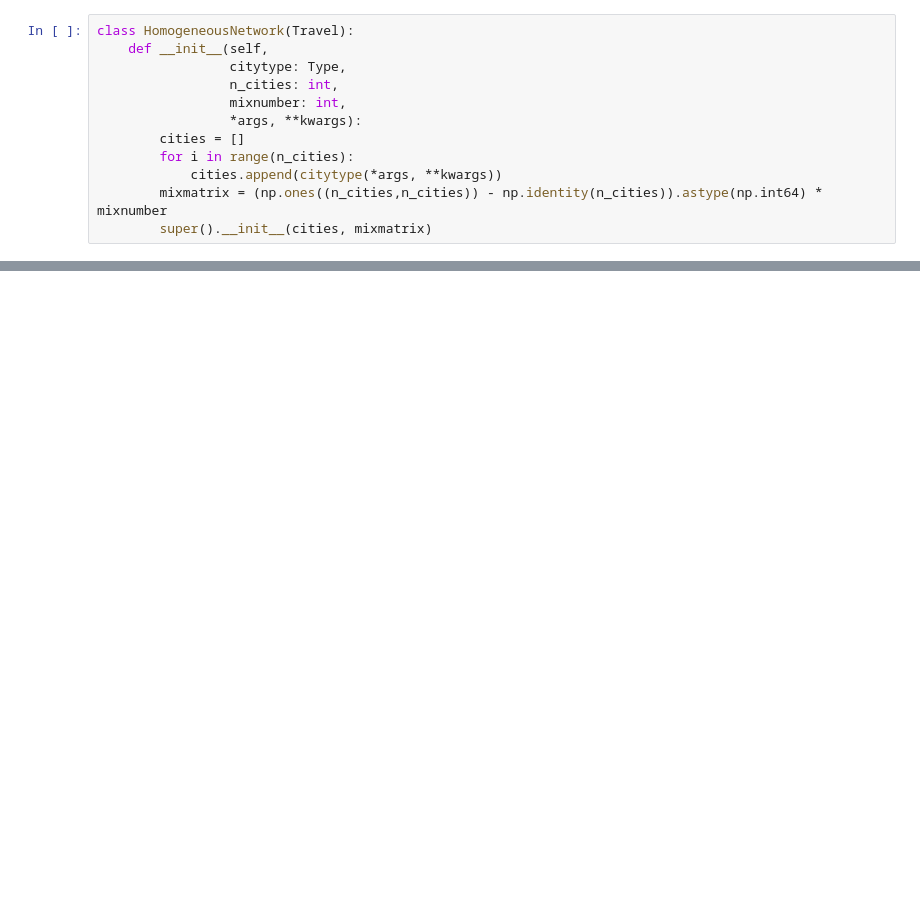
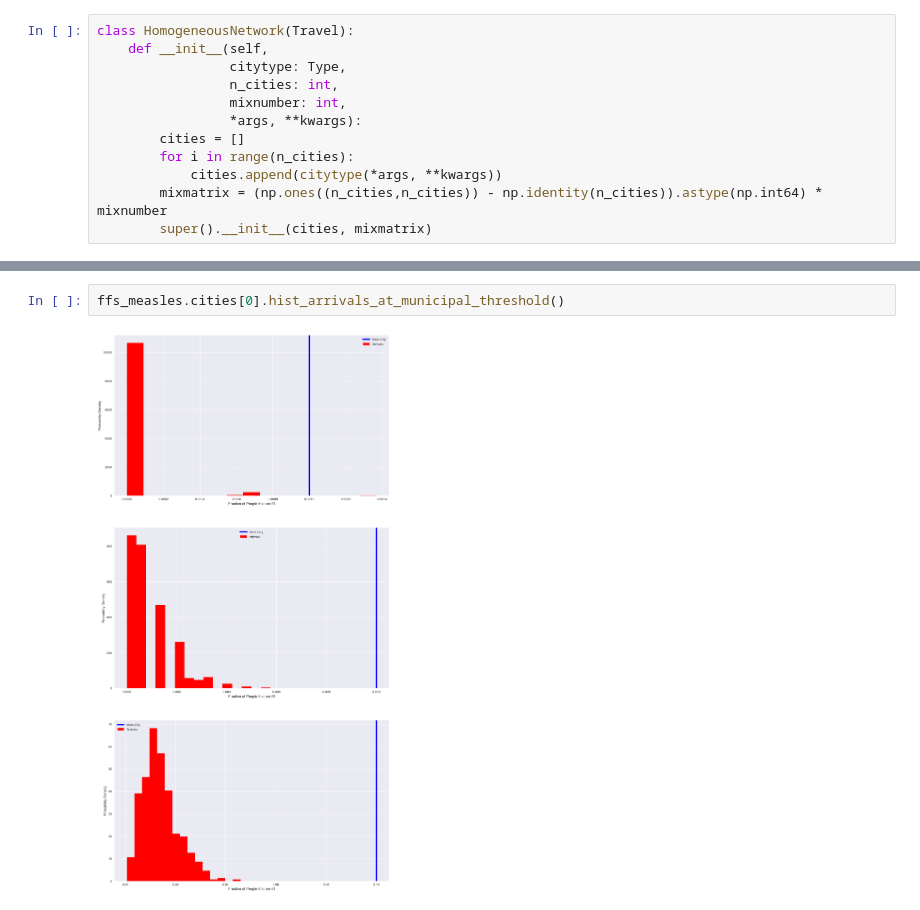
Before and after one commit to JakeMendel/NAO_Modelling, a Jupyter notebook: generic_model.ipynb, the cells around one changed output, grey strips where cells are left out. Drawn from its saved outputs; the diff is of its cells as text; blank space fills up the shorter version.

```diff
--- a/generic_model.ipynb
+++ b/generic_model.ipynb
@@ -1021,0 +1242,4 @@ basics.plot_avg_vals(which_city = -1, included_compartments="EI", against_total_
+# %%
+ffs_measles.cities[0].hist_arrivals_at_municipal_threshold()
+# %% [output]
+[figure, added]
```
Also changed, not shown: parts of 28 cells of this notebook.
